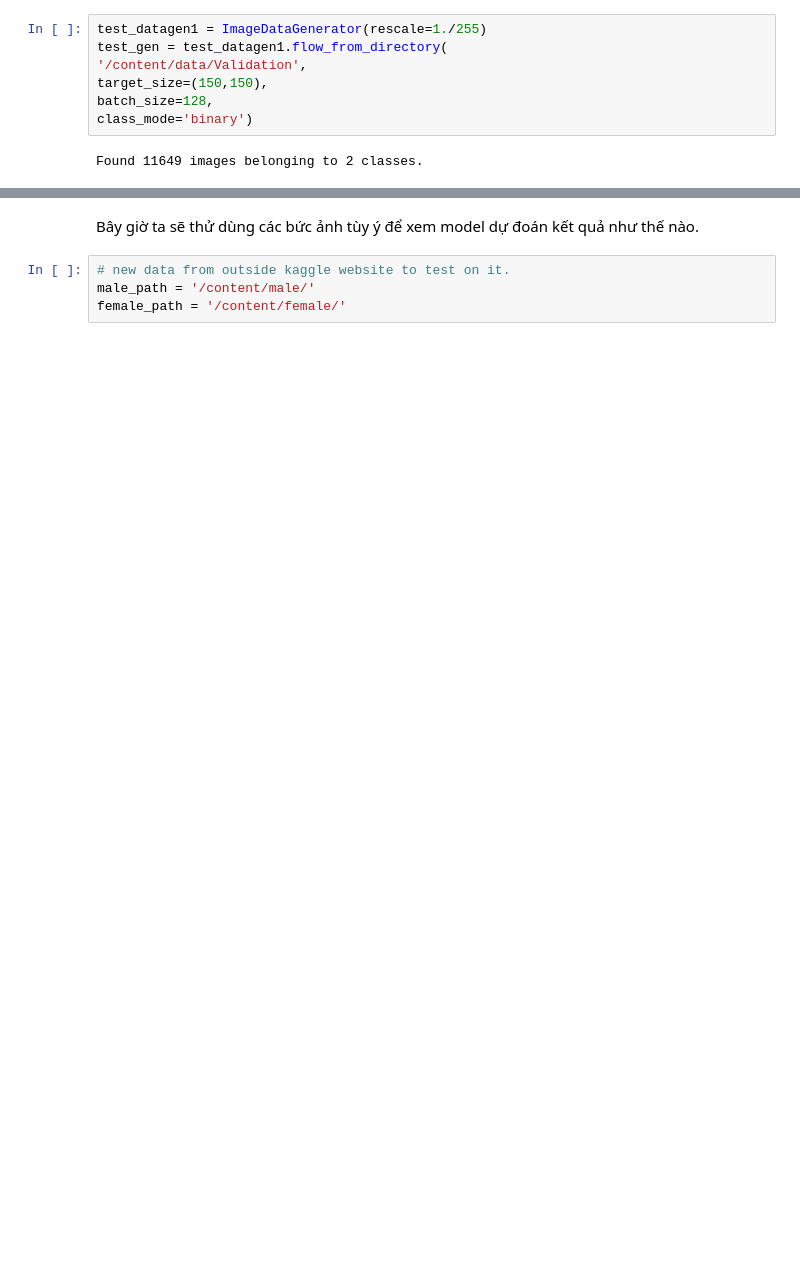
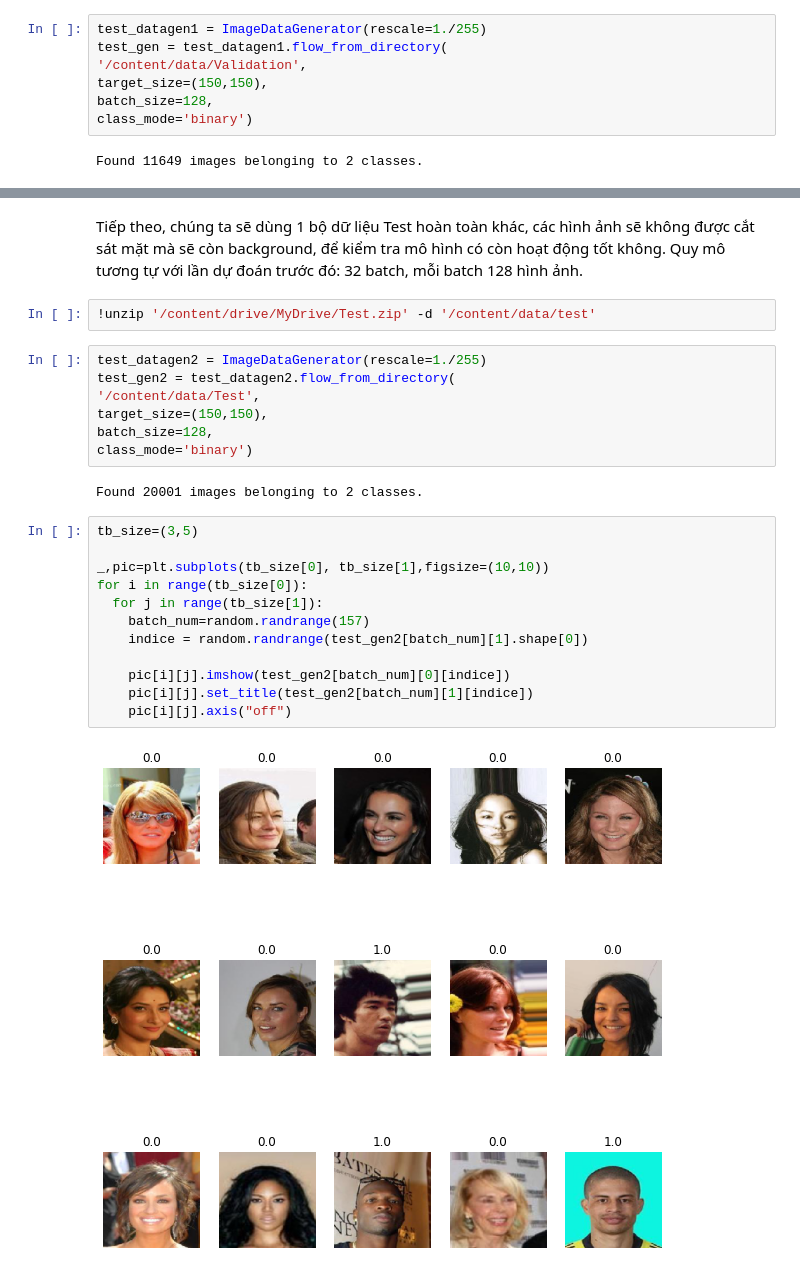
Before and after one commit to huynhdoanho/p4ds, a Jupyter notebook: newest.ipynb, the cells around one changed output, grey strips where cells are left out. Saved outputs shown, nothing was run; the diff lists cells and outputs as text; blank space fills up the shorter version.

```diff
--- a/newest.ipynb
+++ b/newest.ipynb
@@ -347,9 +346,30 @@ Có thế thấy nguyên nhân cho sự sai sót là **do các hình ảnh bị
 Ngoài những hình cho ra kết quả dự đoán khác với kết quả của nhãn như trên, rất có thể còn có nhiều hình bị đánh sai nhãn nhưng cho ra kết quả dự đoán giống với nhãn.
 
 Do đó, cần có biện pháp để kiểm tra lại tính đúng đắn của bộ dữ liệu với hàng ngàn mẫu một cách nhanh chóng và sửa chữa lại. Đây cũng là một cách để tăng hiệu quả, giúp ta thấy được độ chính xác thực sự của mô hình do việc có được một bộ dữ liệu chính xác sẽ làm giảm sự nhiễu loạn không đáng có trong dự đoán.
-# %% [markdown]
-Bây giờ ta sẽ thử dùng các bức ảnh tùy ý để xem model dự đoán kết quả như thế nào.
-# %%
-# new data from outside kaggle website to test on it.
-male_path = '/content/male/'
-female_path = '/content/female/'
+# %% [markdown]
+Tiếp theo, chúng ta sẽ dùng 1 bộ dữ liệu Test hoàn toàn khác, các hình ảnh sẽ không được cắt sát mặt mà sẽ còn background, để kiểm tra mô hình có còn hoạt động tốt không. Quy mô tương tự với lần dự đoán trước đó: 32 batch, mỗi batch 128 hình ảnh.
+# %%
+!unzip '/content/drive/MyDrive/Test.zip' -d '/content/data/test'
+# %%
+test_datagen2 = ImageDataGenerator(rescale=1./255)
+test_gen2 = test_datagen2.flow_from_directory(
+'/content/data/Test',
+target_size=(150,150),
+batch_size=128,
+class_mode='binary')
+# %% [output]
+Found 20001 images belonging to 2 classes.
+# %%
+tb_size=(3,5)
+
+_,pic=plt.subplots(tb_size[0], tb_size[1],figsize=(10,10))
+for i in range(tb_size[0]):
+  for j in range(tb_size[1]):
+    batch_num=random.randrange(157)
+    indice = random.randrange(test_gen2[batch_num][1].shape[0])
+
+    pic[i][j].imshow(test_gen2[batch_num][0][indice])
+    pic[i][j].set_title(test_gen2[batch_num][1][indice])
+    pic[i][j].axis("off")
+# %% [output]
+[figure, added]
```
Also changed, not shown: parts of 21 cells of this notebook.
